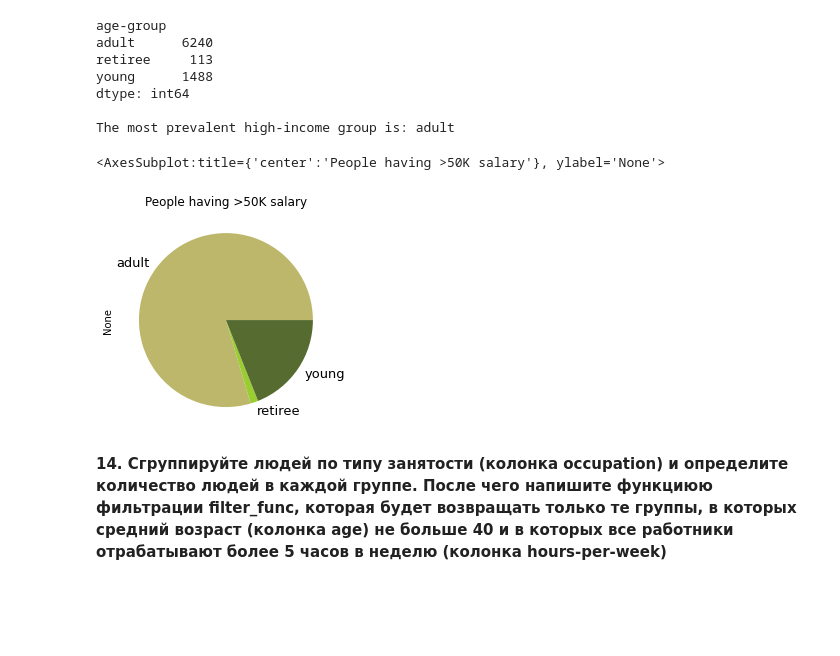
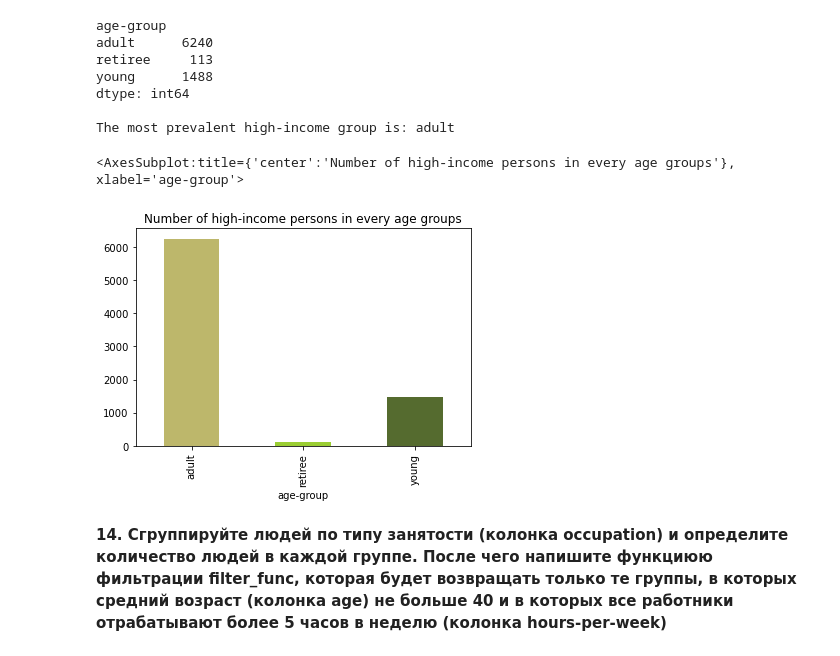
Before and after one commit to lyubinskaya/internship, a Jupyter notebook: task2/assignment_pandas.ipynb, the cells around one changed output. Saved outputs shown, nothing was run; the diff lists cells and outputs as text; code cells hidden in the pictures; blank space fills up the shorter version.

```diff
--- a/task2/assignment_pandas.ipynb
+++ b/task2/assignment_pandas.ipynb
@@ -205,12 +206,12 @@ young      1488
 dtype: int64
 
 The most prevalent high-income group is: adult
-# %%
-mycolors=['DarkKhaki','#9ACD32','DarkOliveGreen']
-age_salary.plot.pie(title='People having >50K salary', fontsize=13, colors=mycolors)
-# %% [output]
-<AxesSubplot:title={'center':'People having >50K salary'}, ylabel='None'>
-[figure, removed]
+# %%
+mycolors=['DarkKhaki','#9ACD32','DarkOliveGreen']
+age_salary.plot.bar(color = {'DarkOliveGreen', 'DarkKhaki', '#9ACD32'}, title='Number of high-income persons in every age groups')
+# %% [output]
+<AxesSubplot:title={'center':'Number of high-income persons in every age groups'}, xlabel='age-group'>
+[figure, added]
 # %% [markdown]
 **14. Сгруппируйте людей по типу занятости (колонка occupation) и определите количество людей в каждой группе. После чего напишите функциюю фильтрации filter_func, которая будет возвращать только те группы, в которых средний возраст (колонка age) не больше 40 и в которых все работники отрабатывают более 5 часов в неделю (колонка hours-per-week)**
 # %%
```
Also changed, not shown: parts of 1 cell of this notebook.
